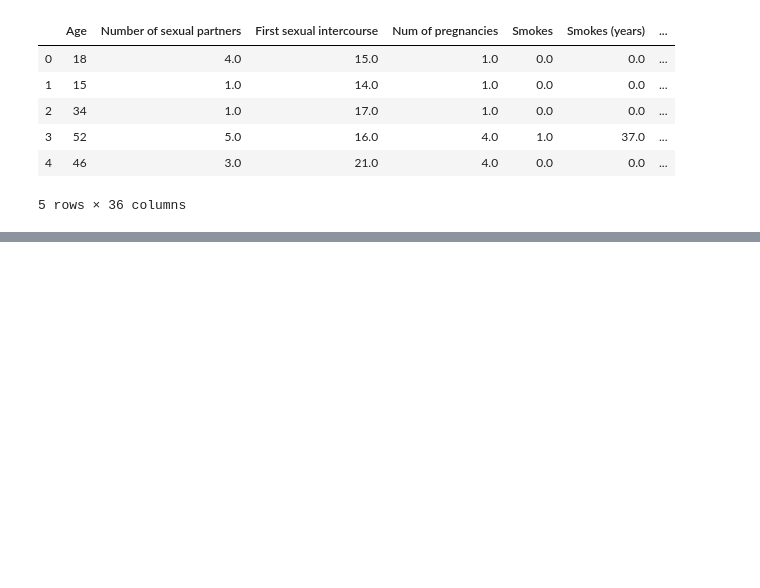
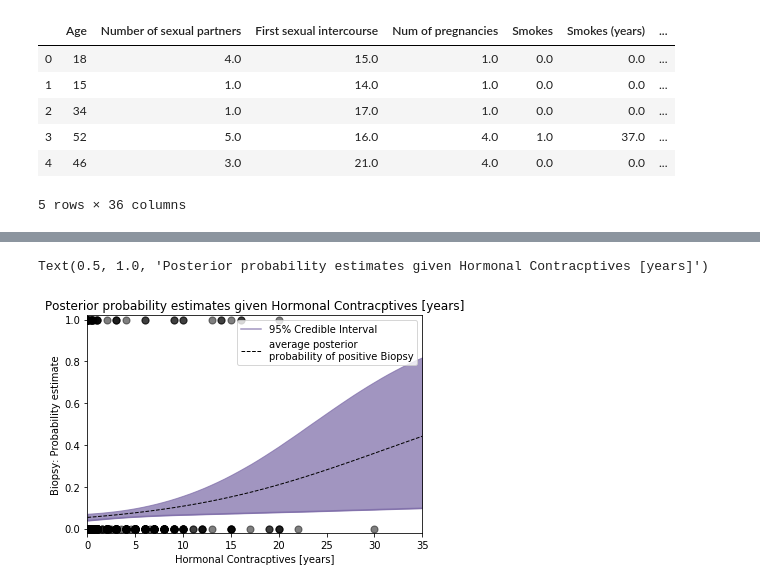
Before and after one commit to s-weisenberg/Data-Science-Projects, a Jupyter notebook: Capstone_Project_1/Capstone1_Statistical_Analysis.ipynb, the cells around one changed output, grey strips where cells are left out. Drawn from its saved outputs; the diff is of its cells as text; code cells hidden in the pictures; blank space fills up the shorter version.

```diff
--- a/Capstone_Project_1/Capstone1_Statistical_Analysis.ipynb
+++ b/Capstone_Project_1/Capstone1_Statistical_Analysis.ipynb
@@ -43,0 +176,31 @@ Is there a statistically significant difference between the proportion of positi
+# %%
+def logistic(x, beta, alpha=0):
+    return 1.0 / (1.0 + np.exp(np.dot(beta, x) + alpha))
+
+t = np.linspace(0, x_data.max()+5, 50)[:, None]
+p_t = logistic(t.T, beta_samples, alpha_samples)
+
+mean_prob_t = p_t.mean(axis=0)
+# %%
+from scipy.stats.mstats import mquantiles
+
+# vectorized bottom and top 2.5% quantiles for "credible interval"
+qs = mquantiles(p_t, [0.025, 0.975], axis=0)
+plt.fill_between(t[:, 0], *qs, alpha=0.7,
+                 color="#7A68A6")
+
+plt.plot(t[:, 0], qs[0], label="95% Credible Interval", color="#7A68A6", alpha=0.7)
+
+plt.plot(t, mean_prob_t, lw=1, ls="--", color="k",
+         label="average posterior \nprobability of positive Biopsy")
+
+plt.xlim(t.min(), t.max())
+plt.ylim(-0.02, 1.02)
+plt.legend(loc="upper right")
+plt.scatter(x_data, y_data, color="k", s=50, alpha=0.5)
+plt.xlabel("Hormonal Contracptives [years]")
+plt.ylabel("Biopsy: Probability estimate")
+plt.title("Posterior probability estimates given Hormonal Contracptives [years]")
+# %% [output]
+Text(0.5, 1.0, 'Posterior probability estimates given Hormonal Contracptives [years]')
+[figure, added]
```
Also changed, not shown: parts of 13 cells of this notebook.
